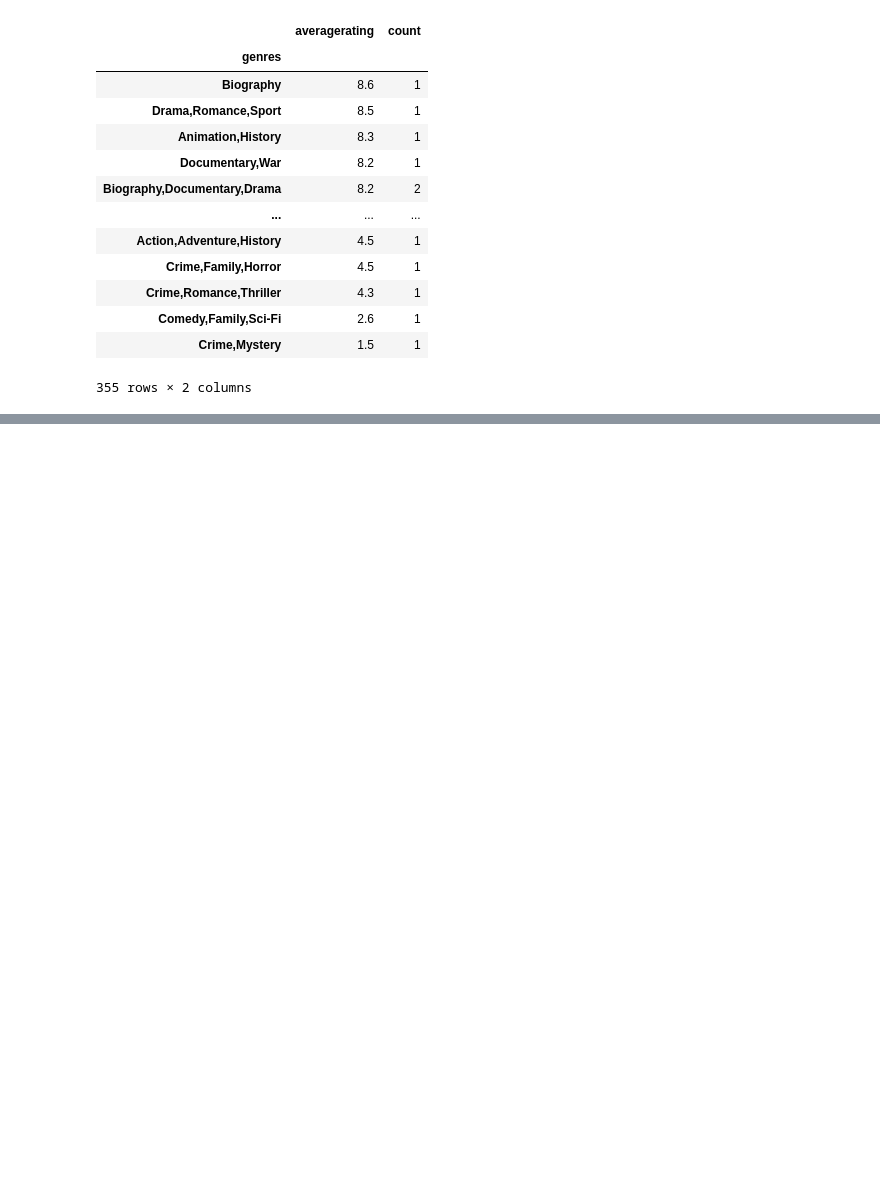
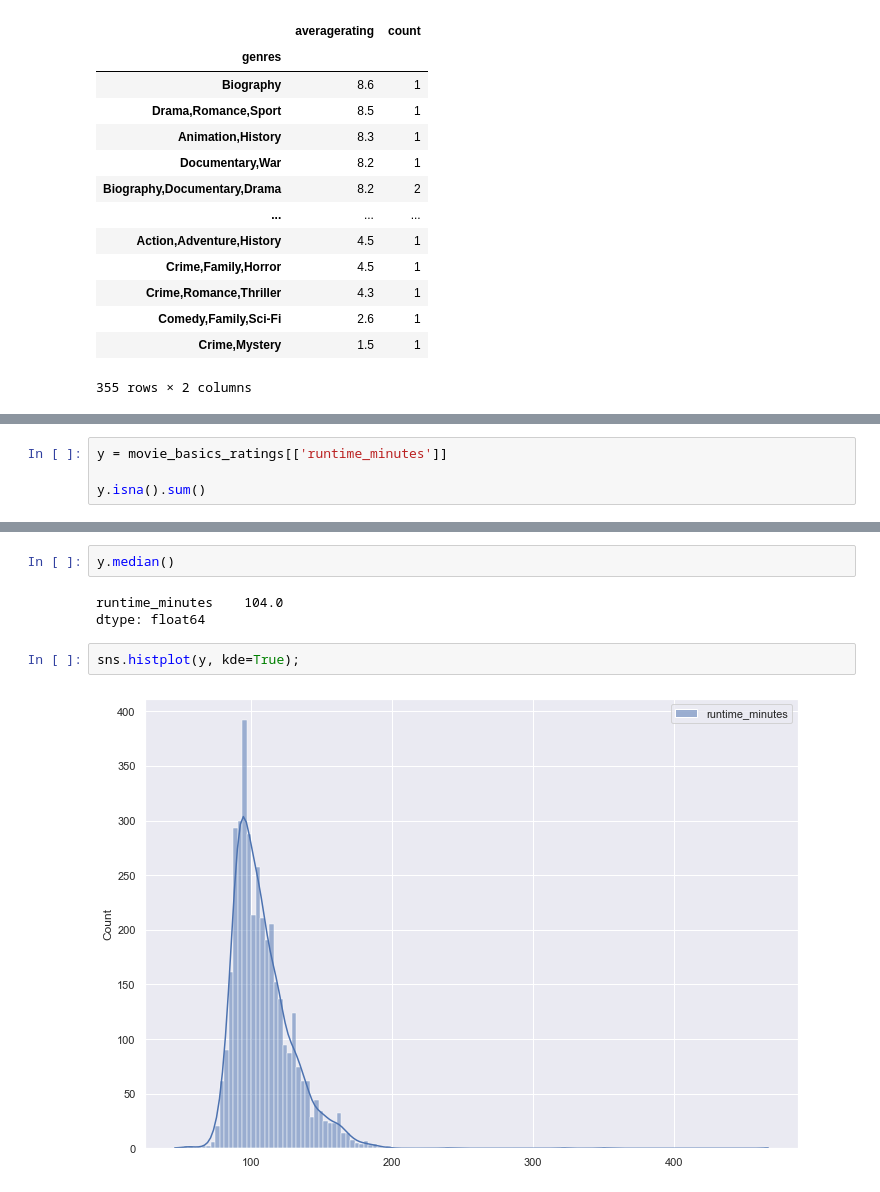
Before and after one commit to omunozsanchezdeloitte/Capstone---LPod-3, a Jupyter notebook: index.ipynb, the cells around one changed output, grey strips where cells are left out. Cells and saved outputs as stored; diff of their text form; blank space fills up the shorter version.

```diff
--- a/index.ipynb
+++ b/index.ipynb
@@ -222,0 +242,4 @@ df1
+# %%
+y = movie_basics_ratings[['runtime_minutes']]
+
+y.isna().sum()
@@ -222,0 +261,9 @@ df1
+# %%
+y.median()
+# %% [output]
+runtime_minutes    104.0
+dtype: float64
+# %%
+sns.histplot(y, kde=True);
+# %% [output]
+[figure, added]
```
Also changed, not shown: parts of 12 cells of this notebook.
